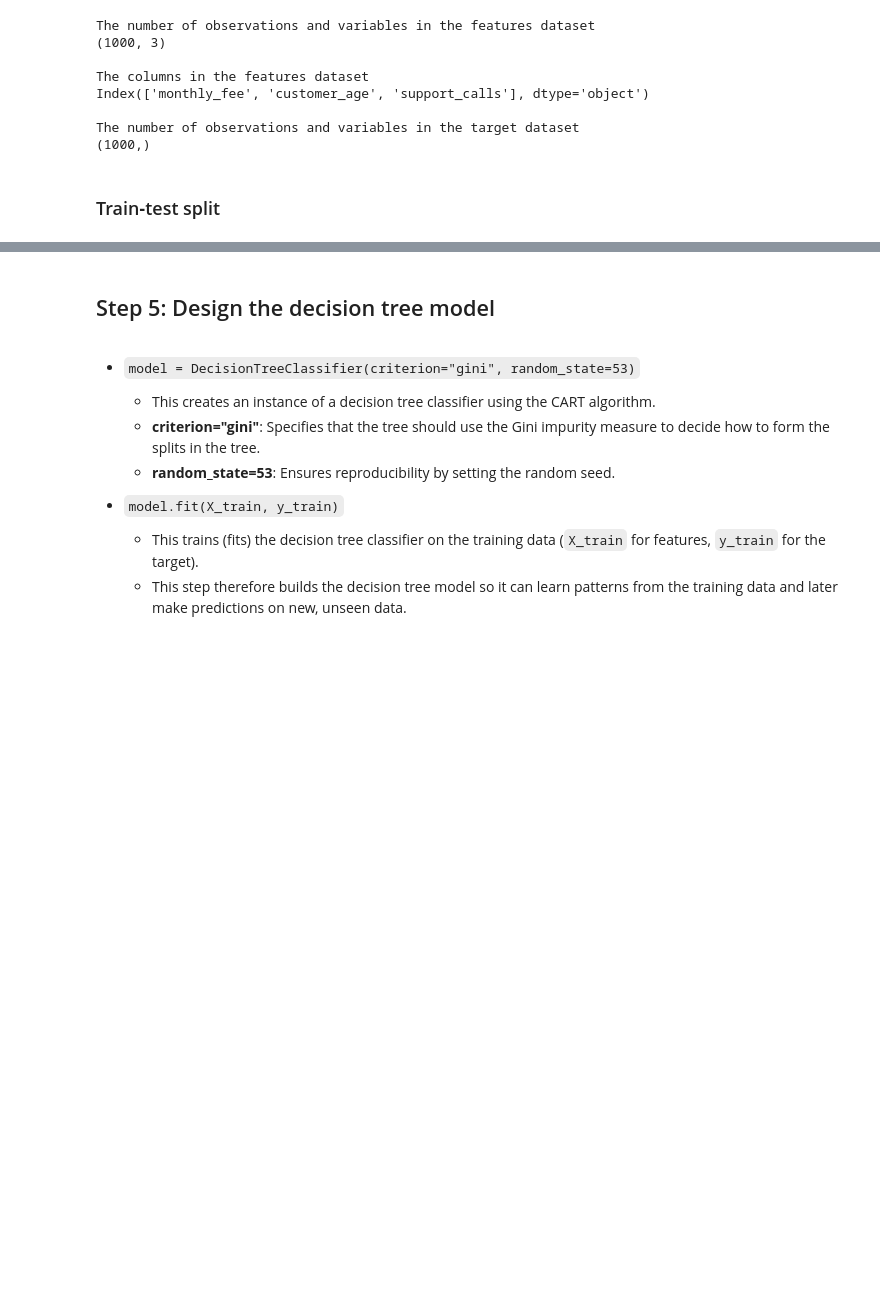
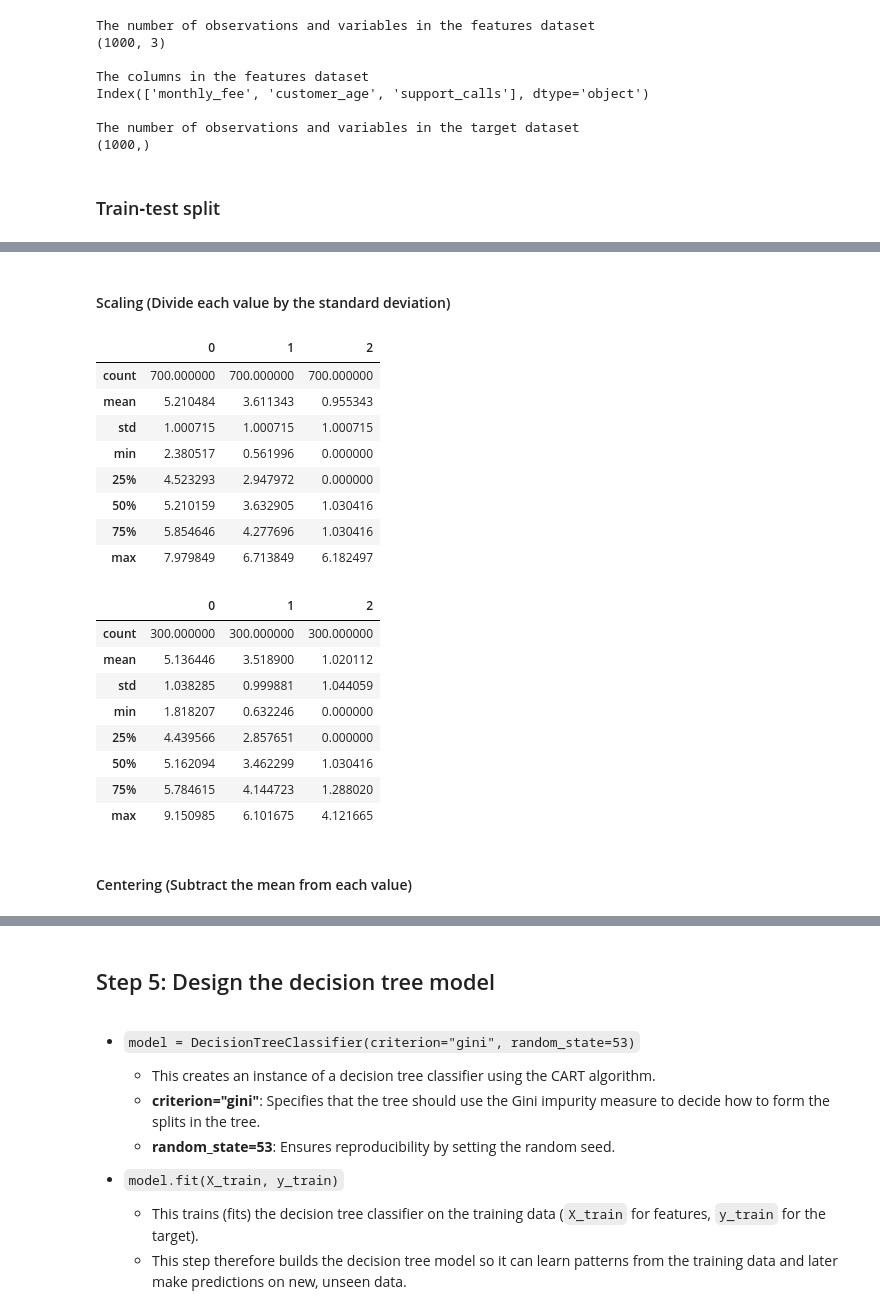
Before and after one commit to course-files/RegressionAndClassification, a Jupyter notebook: 1a_decision_tree.ipynb, the cells around one changed output, grey strips where cells are left out. Cells and saved outputs as stored; diff of their text form; code cells hidden in the pictures; blank space fills up the shorter version.

```diff
--- a/1a_decision_tree.ipynb
+++ b/1a_decision_tree.ipynb
@@ -503,0 +557,31 @@ X_train, X_test, y_train, y_test = train_test_split(
+# %% [markdown]
+#### Scaling (Divide each value by the standard deviation)
+# %%
+scaler = StandardScaler(with_mean=False)  # Only scale, do not center
+X_train_scaled = scaler.fit_transform(X_train)
+X_test_scaled = scaler.transform(X_test)
+# %%
+# Confirmation
+display(pd.DataFrame(X_train_scaled).describe())
+display(pd.DataFrame(X_test_scaled).describe())
+# %% [output]
+|  | 0 | 1 | 2 |
+| count | 700.000000 | 700.000000 | 700.000000 |
+| mean | 5.210484 | 3.611343 | 0.955343 |
+| std | 1.000715 | 1.000715 | 1.000715 |
+| min | 2.380517 | 0.561996 | 0.000000 |
+| 25% | 4.523293 | 2.947972 | 0.000000 |
+| 50% | 5.210159 | 3.632905 | 1.030416 |
+| 75% | 5.854646 | 4.277696 | 1.030416 |
+| max | 7.979849 | 6.713849 | 6.182497 |
+|  | 0 | 1 | 2 |
+| count | 300.000000 | 300.000000 | 300.000000 |
+| mean | 5.136446 | 3.518900 | 1.020112 |
+| std | 1.038285 | 0.999881 | 1.044059 |
+| min | 1.818207 | 0.632246 | 0.000000 |
+| 25% | 4.439566 | 2.857651 | 0.000000 |
+| 50% | 5.162094 | 3.462299 | 1.030416 |
+| 75% | 5.784615 | 4.144723 | 1.288020 |
+| max | 9.150985 | 6.101675 | 4.121665 |
+# %% [markdown]
+#### Centering (Subtract the mean from each value)
```
Also changed, not shown: parts of 49 cells of this notebook, 3 other files.
